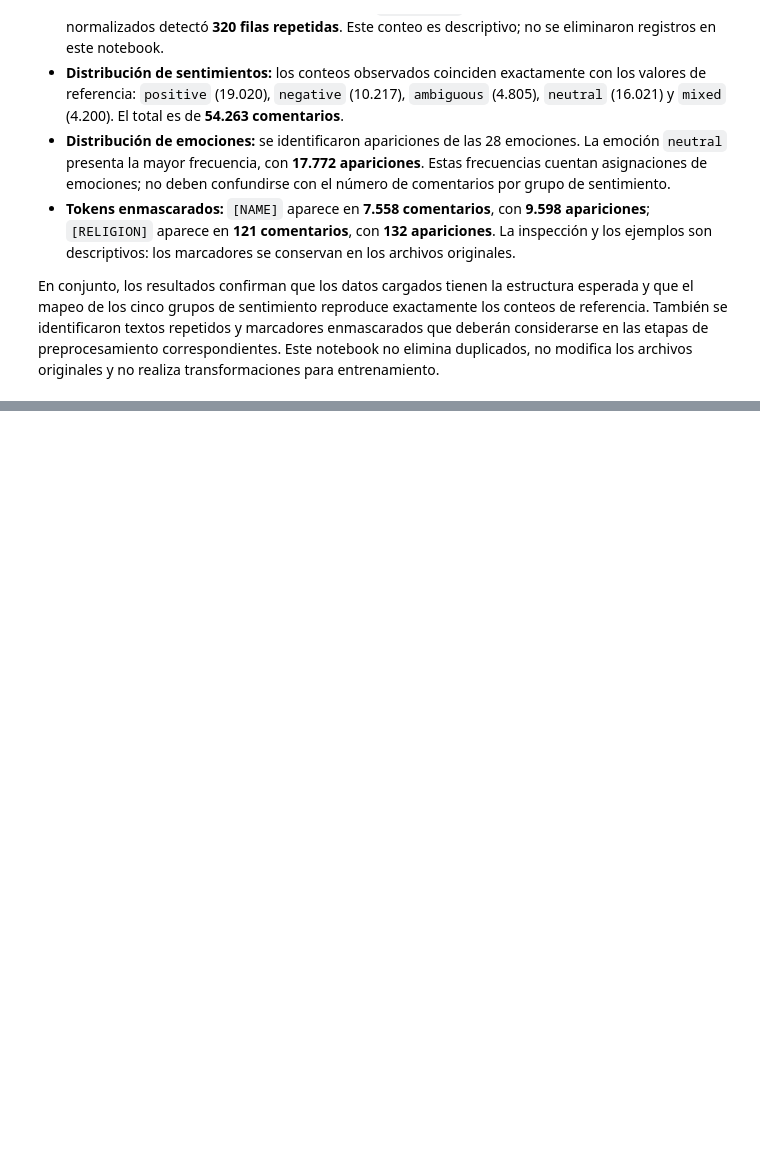
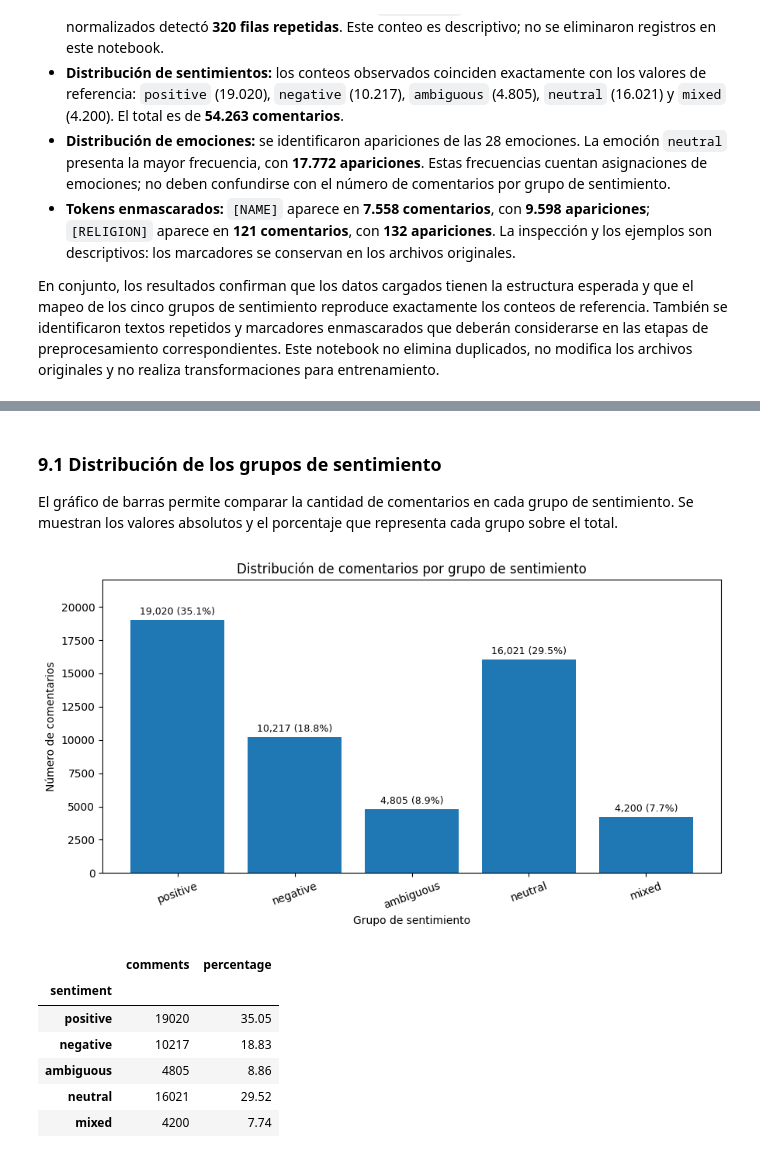
Before and after one commit to Juanes3333/CED-III-IT2-acabados, a Jupyter notebook: notebooks/01_eda.ipynb, the cells around one changed output, grey strips where cells are left out. Saved outputs shown, nothing was run; the diff lists cells and outputs as text; code cells hidden in the pictures; blank space fills up the shorter version.

Commit message:
feat(notebooks): add EDA visualizations

```diff
--- a/notebooks/01_eda.ipynb
+++ b/notebooks/01_eda.ipynb
@@ -317,0 +322,45 @@ En conjunto, los resultados confirman que los datos cargados tienen la estructur
+# %% [markdown]
+### 9.1 Distribución de los grupos de sentimiento
+
+El gráfico de barras permite comparar la cantidad de comentarios en cada grupo de sentimiento. Se muestran los valores absolutos y el porcentaje que representa cada grupo sobre el total.
+# %%
+import matplotlib.pyplot as plt
+
+# Conteos ordenados de acuerdo con las categorías del proyecto.
+sentiment_order = ["positive", "negative", "ambiguous", "neutral", "mixed"]
+sentiment_plot = (
+    df["sentiment"].value_counts().reindex(sentiment_order, fill_value=0)
+)
+sentiment_percent = sentiment_plot / len(df) * 100
+
+fig, ax = plt.subplots(figsize=(9, 5))
+bars = ax.bar(sentiment_plot.index, sentiment_plot.values)
+ax.set_title("Distribución de comentarios por grupo de sentimiento")
+ax.set_xlabel("Grupo de sentimiento")
+ax.set_ylabel("Número de comentarios")
+ax.tick_params(axis="x", rotation=20)
+ax.bar_label(
+    bars,
+    labels=[f"{value:,} ({percent:.1f}%)" for value, percent in zip(sentiment_plot.values, sentiment_percent)],
+    padding=3,
+    fontsize=9,
+)
+ax.set_ylim(0, max(sentiment_plot.values) * 1.16)
+fig.tight_layout()
+
+display(fig)
+plt.close(fig)
+
+display(pd.DataFrame({
+    "comments": sentiment_plot,
+    "percentage": sentiment_percent.round(2)
+}))
+# %% [output]
+[figure, added]
+|  | comments | percentage |
+| sentiment |  |  |
+| positive | 19020 | 35.05 |
+| negative | 10217 | 18.83 |
+| ambiguous | 4805 | 8.86 |
+| neutral | 16021 | 29.52 |
+| mixed | 4200 | 7.74 |
```
Also changed, not shown: parts of 14 cells of this notebook, 1 other file.
